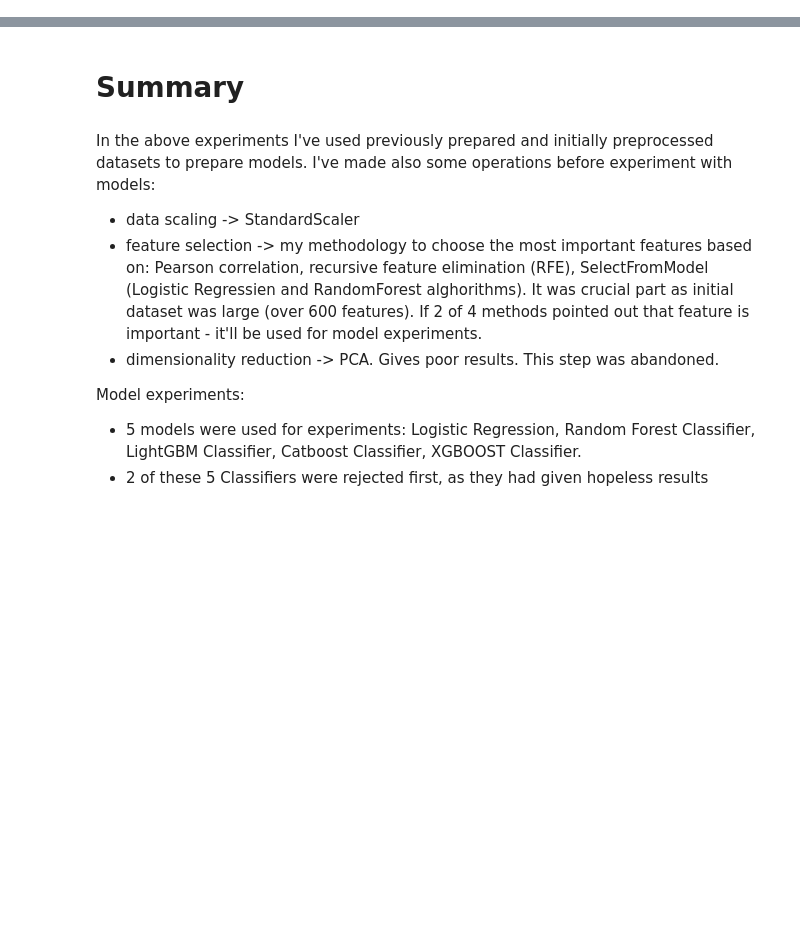
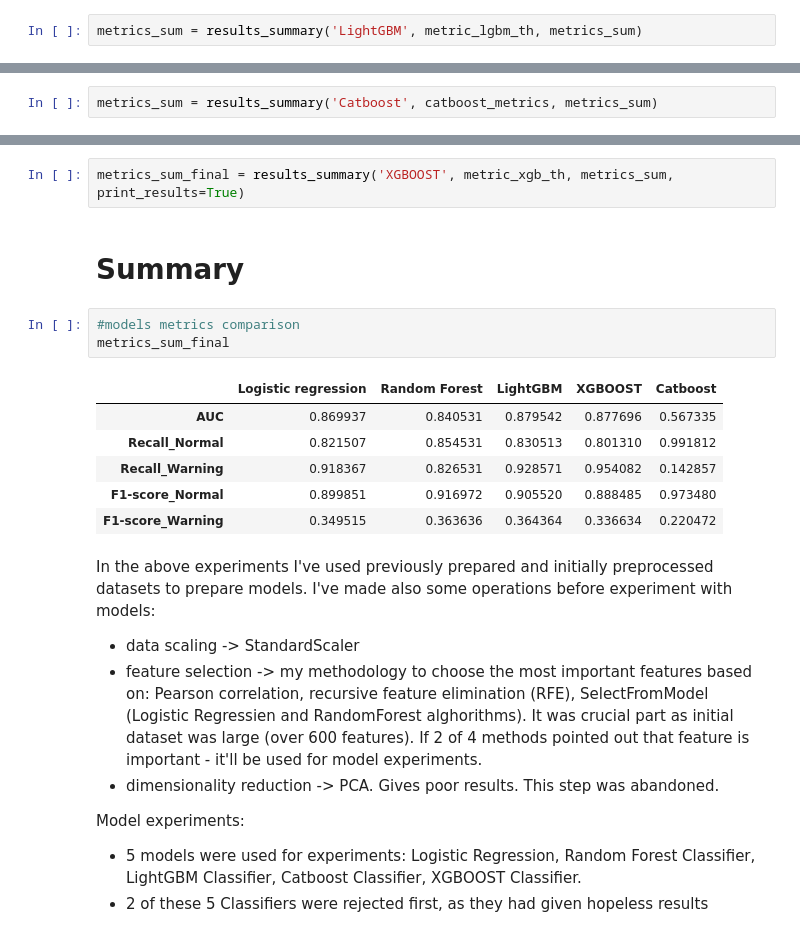
Before and after one commit to DWalicki95/Predicitng-seismic-events-in-active-coal-mines, a Jupyter notebook: model_experiments.ipynb, the cells around one changed output, grey strips where cells are left out. Saved outputs shown, nothing was run; the diff lists cells and outputs as text; blank space fills up the shorter version.

```diff
--- a/model_experiments.ipynb
+++ b/model_experiments.ipynb
@@ -1125,3 +1157,5 @@ weighted avg       0.96      0.84      0.88      3860
+# %%
+metrics_sum = results_summary('LightGBM', metric_lgbm_th, metrics_sum)
 # %% [markdown]
 # CatBoostClassifier
 # %%
@@ -1212,5 +1261,7 @@ weighted avg       0.93      0.94      0.93      3860
 # %% [markdown]
 CatboostClassifier gives us bad results so there will be no further steps.
+# %%
+metrics_sum = results_summary('Catboost', catboost_metrics, metrics_sum)
 # %% [markdown]
 # XGBoost
 # %%
@@ -1348,5 +1396,17 @@ weighted avg       0.96      0.81      0.86      3860
+# %%
+metrics_sum_final = results_summary('XGBOOST', metric_xgb_th, metrics_sum, print_results=True)
 # %% [markdown]
 # Summary
+# %%
+#models metrics comparison
+metrics_sum_final
+# %% [output]
+|  | Logistic regression | Random Forest | LightGBM | XGBOOST | Catboost |
+| AUC | 0.869937 | 0.840531 | 0.879542 | 0.877696 | 0.567335 |
+| Recall_Normal | 0.821507 | 0.854531 | 0.830513 | 0.801310 | 0.991812 |
+| Recall_Warning | 0.918367 | 0.826531 | 0.928571 | 0.954082 | 0.142857 |
+| F1-score_Normal | 0.899851 | 0.916972 | 0.905520 | 0.888485 | 0.973480 |
+| F1-score_Warning | 0.349515 | 0.363636 | 0.364364 | 0.336634 | 0.220472 |
 # %% [markdown]
 In the above experiments I've used previously prepared and initially preprocessed datasets to prepare models. I've made also some operations before experiment with models:
 
```
Also changed, not shown: parts of 14 cells of this notebook.
